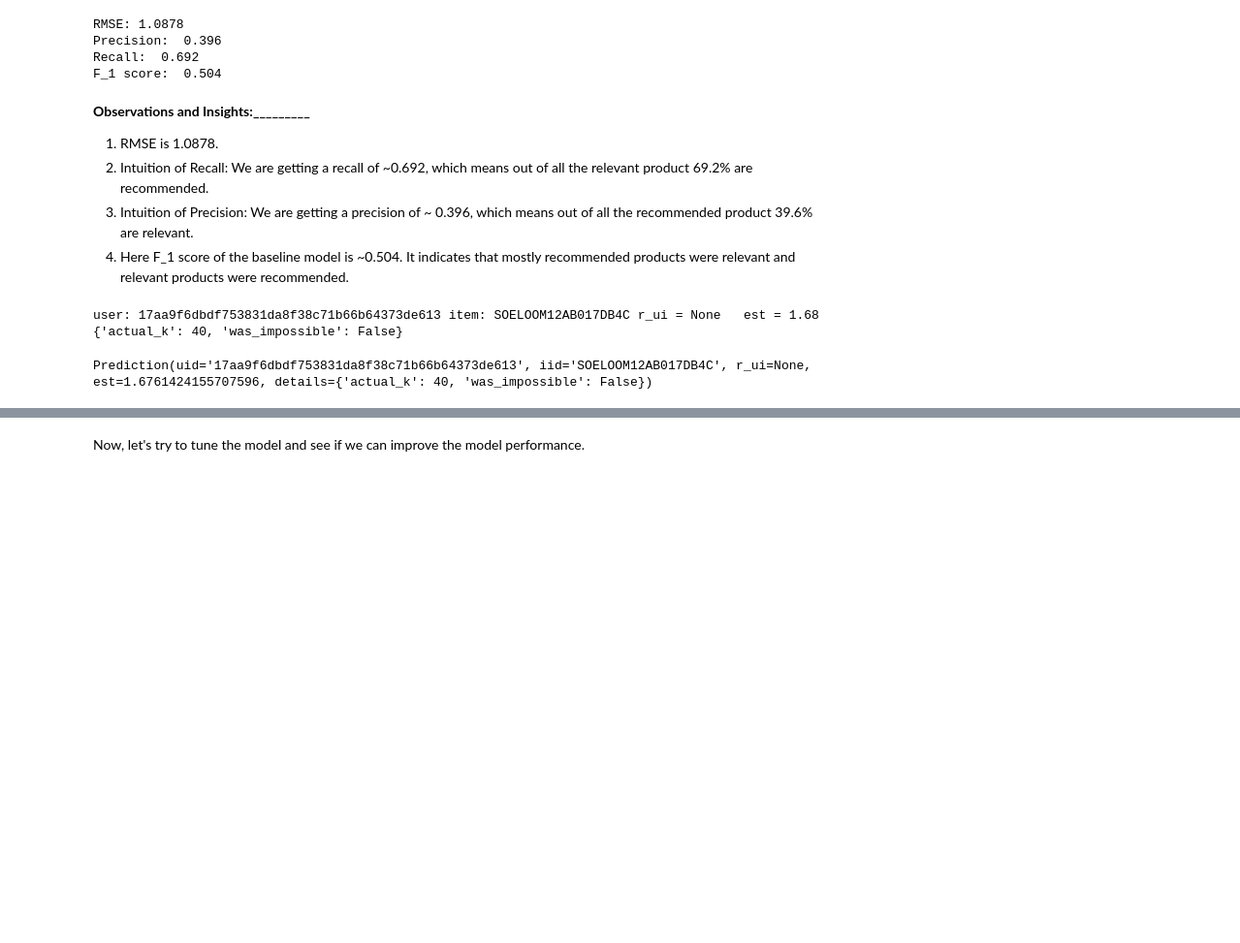
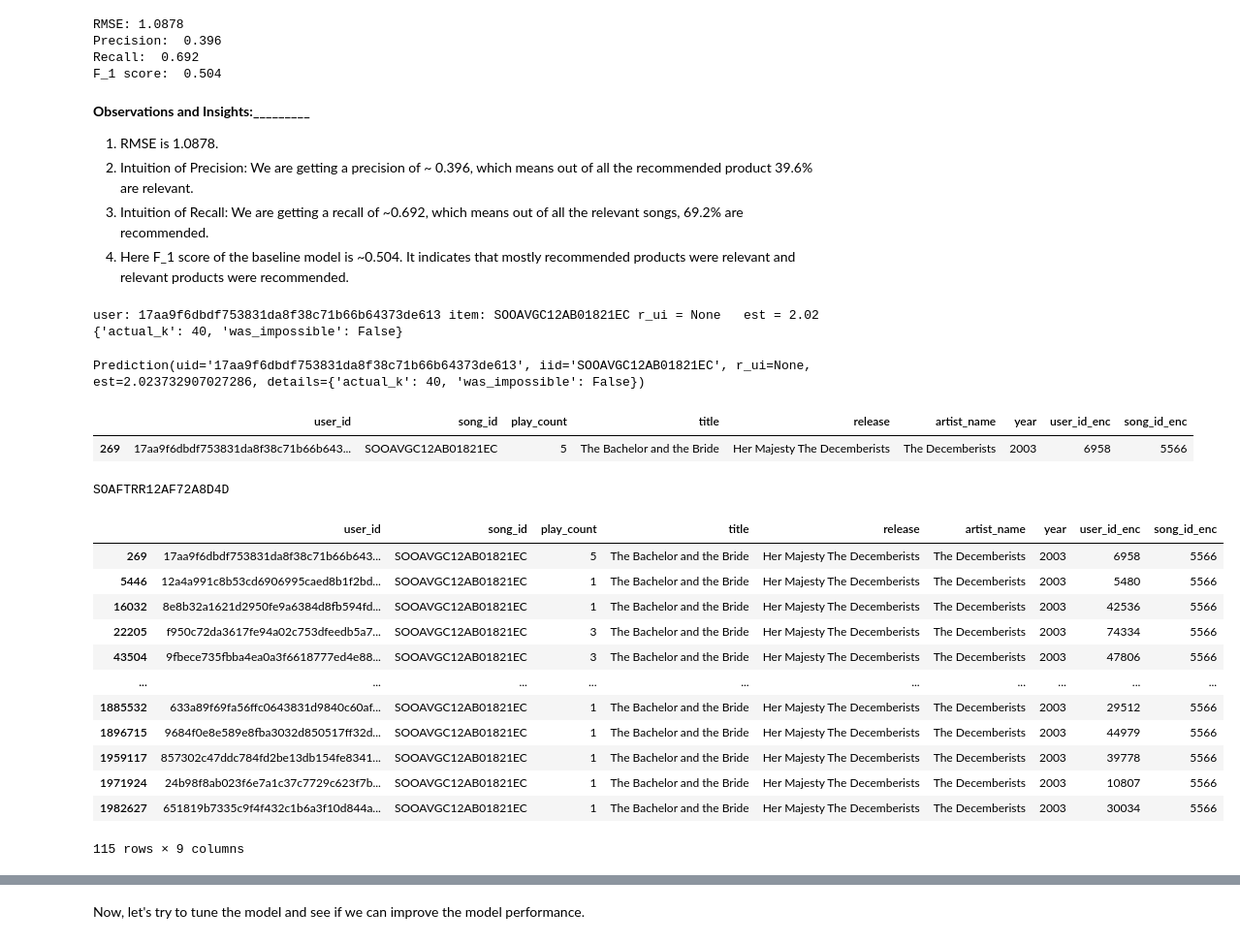
Before and after one commit to ravi0dubey/Music_Recommendation_System, a Jupyter notebook: Music_Recommendation_System_Full_Code.ipynb, the cells around one changed output, grey strips where cells are left out. Shown at 97% size. Drawn from its saved outputs; the diff is of its cells as text; code cells hidden in the pictures; blank space fills up the shorter version.

```diff
--- a/Music_Recommendation_System_Full_Code.ipynb
+++ b/Music_Recommendation_System_Full_Code.ipynb
@@ -790,13 +808,42 @@ F_1 score:  0.504
 **Observations and Insights:_________**
 
 1. RMSE is 1.0878.
-2. Intuition of Recall: We are getting a recall of ~0.692, which means out of all the relevant product 69.2% are recommended.
-3. Intuition of Precision: We are getting a precision of ~ 0.396, which means out of all the recommended product 39.6% are relevant.
+2. Intuition of Precision: We are getting a precision of ~ 0.396, which means out of all the recommended product 39.6% are relevant.
+3. Intuition of Recall: We are getting a recall of ~0.692, which means out of all the relevant songs, 69.2% are recommended.
 4. Here F_1 score of the baseline model is ~0.504. It indicates that mostly recommended products were relevant and relevant products were recommended.
 # %%
 # Predicting play_count for a sample user with a listened song
 # Use any user id  and song_id
-sim_user_user.predict('17aa9f6dbdf753831da8f38c71b66b64373de613','SOELOOM12AB017DB4C', verbose = True)
+sim_user_user.predict('17aa9f6dbdf753831da8f38c71b66b64373de613','SOOAVGC12AB01821EC', verbose = True)
 # %% [output]
-user: 17aa9f6dbdf753831da8f38c71b66b64373de613 item: SOELOOM12AB017DB4C r_ui = None   est = 1.68   {'actual_k': 40, 'was_impossible': False}
+user: 17aa9f6dbdf753831da8f38c71b66b64373de613 item: SOOAVGC12AB01821EC r_ui = None   est = 2.02   {'actual_k': 40, 'was_impossible': False}
-Prediction(uid='17aa9f6dbdf753831da8f38c71b66b64373de613', iid='SOELOOM12AB017DB4C', r_ui=None, est=1.6761424155707596, details={'actual_k': 40, 'was_impossible': False})
+Prediction(uid='17aa9f6dbdf753831da8f38c71b66b64373de613', iid='SOOAVGC12AB01821EC', r_ui=None, est=2.023732907027286, details={'actual_k': 40, 'was_impossible': False})
+# %%
+a1= df_final[(df_final.user_id=='17aa9f6dbdf753831da8f38c71b66b64373de613') &(df_final.song_id=='SOOAVGC12AB01821EC')]
+a1
+# %% [output]
+|  | user_id | song_id | play_count | title | release | artist_name | year | user_id_enc | song_id_enc |
+| 269 | 17aa9f6dbdf753831da8f38c71b66b643... | SOOAVGC12AB01821EC | 5 | The Bachelor and the Bride | Her Majesty The Decemberists | The Decemberists | 2003 | 6958 | 5566 |
+# %%
+list1= list(df_final[df_final.user_id=='17aa9f6dbdf753831da8f38c71b66b64373de613'].song_id) # all songs played by user
+list2= list(df_final.song_id) # total songs we have in the set
+song_not_in_list = next((x for x in list2 if x not in list1), None) # finding 1 song which has not be listened by the user
+print(song_not_in_list)
+# %% [output]
+SOAFTRR12AF72A8D4D
+# %%
+df_final[df_final.song_id=='SOOAVGC12AB01821EC']
+# %% [output]
+|  | user_id | song_id | play_count | title | release | artist_name | year | user_id_enc | song_id_enc |
+| 269 | 17aa9f6dbdf753831da8f38c71b66b643... | SOOAVGC12AB01821EC | 5 | The Bachelor and the Bride | Her Majesty The Decemberists | The Decemberists | 2003 | 6958 | 5566 |
+| 5446 | 12a4a991c8b53cd6906995caed8b1f2bd... | SOOAVGC12AB01821EC | 1 | The Bachelor and the Bride | Her Majesty The Decemberists | The Decemberists | 2003 | 5480 | 5566 |
+| 16032 | 8e8b32a1621d2950fe9a6384d8fb594fd... | SOOAVGC12AB01821EC | 1 | The Bachelor and the Bride | Her Majesty The Decemberists | The Decemberists | 2003 | 42536 | 5566 |
+| 22205 | f950c72da3617fe94a02c753dfeedb5a7... | SOOAVGC12AB01821EC | 3 | The Bachelor and the Bride | Her Majesty The Decemberists | The Decemberists | 2003 | 74334 | 5566 |
+| 43504 | 9fbece735fbba4ea0a3f6618777ed4e88... | SOOAVGC12AB01821EC | 3 | The Bachelor and the Bride | Her Majesty The Decemberists | The Decemberists | 2003 | 47806 | 5566 |
+| ... | ... | ... | ... | ... | ... | ... | ... | ... | ... |
+| 1885532 | 633a89f69fa56ffc0643831d9840c60af... | SOOAVGC12AB01821EC | 1 | The Bachelor and the Bride | Her Majesty The Decemberists | The Decemberists | 2003 | 29512 | 5566 |
+| 1896715 | 9684f0e8e589e8fba3032d850517ff32d... | SOOAVGC12AB01821EC | 1 | The Bachelor and the Bride | Her Majesty The Decemberists | The Decemberists | 2003 | 44979 | 5566 |
+| 1959117 | 857302c47ddc784fd2be13db154fe8341... | SOOAVGC12AB01821EC | 1 | The Bachelor and the Bride | Her Majesty The Decemberists | The Decemberists | 2003 | 39778 | 5566 |
+| 1971924 | 24b98f8ab023f6e7a1c37c7729c623f7b... | SOOAVGC12AB01821EC | 1 | The Bachelor and the Bride | Her Majesty The Decemberists | The Decemberists | 2003 | 10807 | 5566 |
+| 1982627 | 651819b7335c9f4f432c1b6a3f10d844a... | SOOAVGC12AB01821EC | 1 | The Bachelor and the Bride | Her Majesty The Decemberists | The Decemberists | 2003 | 30034 | 5566 |
+115 rows × 9 columns
```
Also changed, not shown: parts of 62 cells of this notebook.
